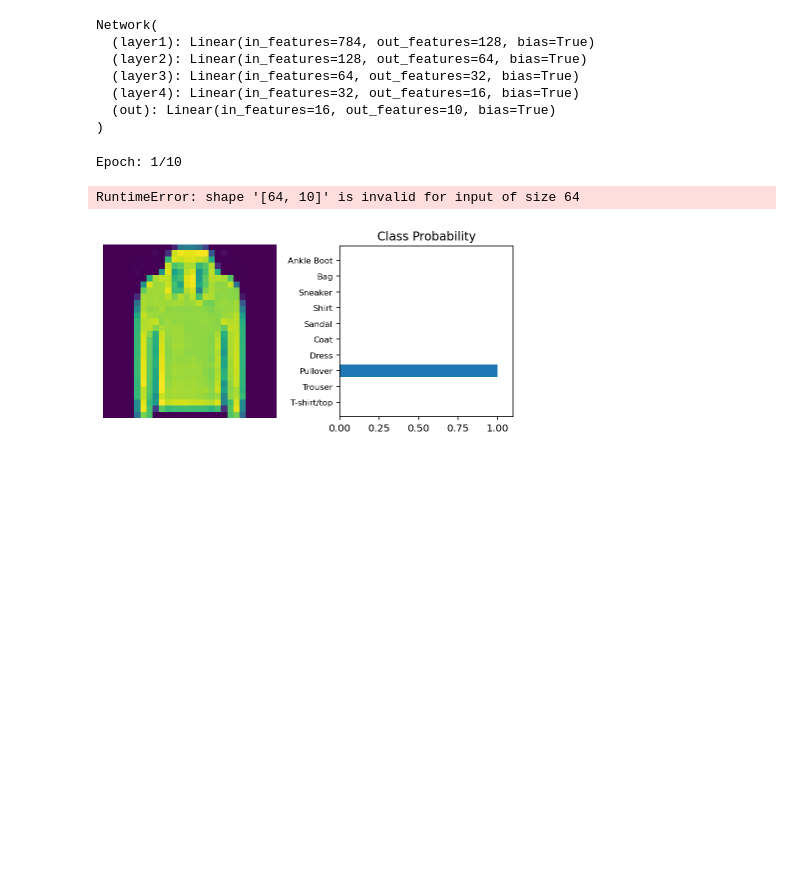
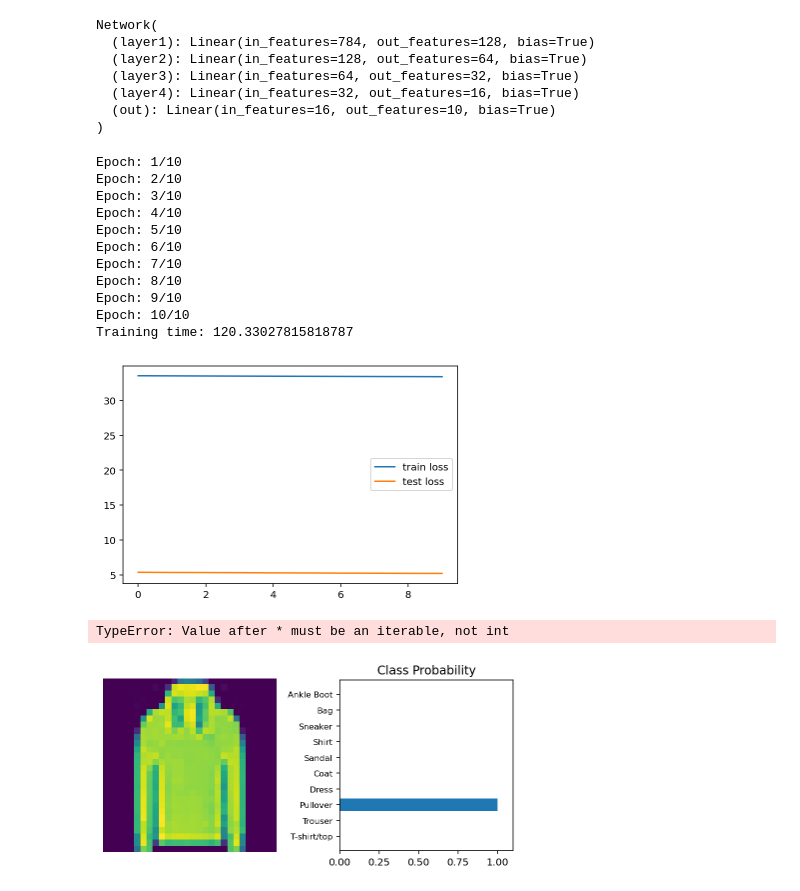
Before and after one commit to jeno-lustyik/clothing-challenge, a Jupyter notebook: Friday Fashion Challenge.ipynb, the cells around one changed output. Saved outputs shown, nothing was run; the diff lists cells and outputs as text; code cells hidden in the pictures; blank space fills up the shorter version.

```diff
--- a/Friday Fashion Challenge.ipynb
+++ b/Friday Fashion Challenge.ipynb
@@ -127,10 +131,9 @@ class Network(nn.Module):
         x = F.relu(self.bn3(self.do(self.fc3(x))))
         x = F.relu(self.bn4(self.do(self.fc4(x))))
         x = self.out(x)
-        x = F.softmax(x, dim=1)
         return x
 
-model1 = Network()
+model = Network()
 # %%
 class Fashion(nn.Module):
     def __init__(self):
@@ -178,40 +188,61 @@ for epoch in range(epochs):
     for i, (images, labels) in enumerate(iter(trainloader)):
         # images, labels = images.to(device), labels.to(device)
         images.resize_(images.size()[0], 784)
 
         optimizer.zero_grad()
 
-        probs = model.forward(images)
-        train_loss = criterion(probs, labels)
+        logits = model.forward(images)
+        pred = F.softmax(logits, dim=1)
+        train_loss = criterion(pred, labels)
         train_loss.backward()
         optimizer.step()
 
         running_loss += train_loss.item()
 
     model.eval()
     with torch.no_grad():
         for i, (images, labels) in enumerate(iter(testloader)):
 
             images.resize_(images.size()[0], 784)
-            test_probs = model.forward(images)
+            test_probs = model(images)
             test_loss = criterion(test_probs, labels)
-            false_preds = ((test_probs == labels.view_as(test_probs)) == False).nonzero()
-            incorrect.append(images[false_preds].numpy())
+            _, pred = torch.max(test_probs, 1)
+            incorrect_pred = ((pred == labels) == False).nonzero()
             running_loss_test += test_loss.item()
-
+            incorrect.append(images[incorrect_pred].numpy())
     train.append((running_loss/64))
     test.append((running_loss_test/64))
 
 train_time = time.time() - start_time
 print(f'Training time: {train_time}')
 
 plt.plot(train, label='train loss')
 plt.plot(test, label='test loss')
 plt.legend()
 plt.show()
 # %% [output]
 Epoch: 1/10
+Epoch: 2/10
+Epoch: 3/10
+Epoch: 4/10
+Epoch: 5/10
+Epoch: 6/10
+Epoch: 7/10
+Epoch: 8/10
+Epoch: 9/10
+Epoch: 10/10
+Training time: 120.33027815818787
-RuntimeError: shape '[64, 10]' is invalid for input of size 64
+[figure, added]
+# %%
+figure = plt.figure(20, 8)
+for false in np.arange(len(incorrect)):
+    ax = figure.add_subplot(2, 10/2, false+1, xticks=[], yticks=[])
+    img = incorrect[false][false]
+    img = img/2 + 0.5
+    img = np.clip(img, 0, 1)
+    imshow(img)
+# %% [output]
+TypeError: Value after * must be an iterable, not int
 # %%
 # READ HERE! This is just a snippet of the code that can help you. The model has not been
 # defined above, so if you run this cell you should get an error. This is just to show you
```
Also changed, not shown: parts of 3 cells of this notebook, 1 other file.
